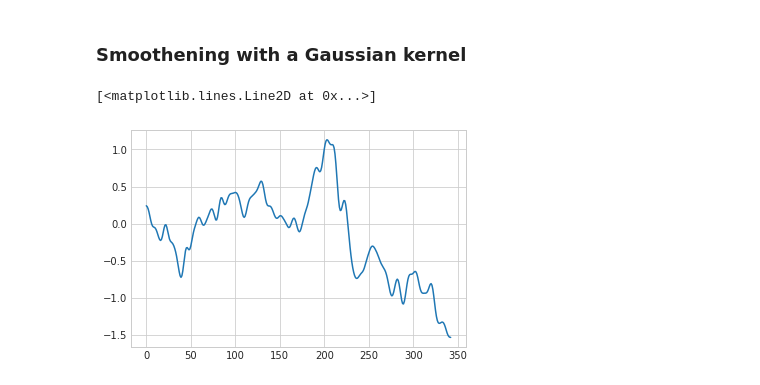
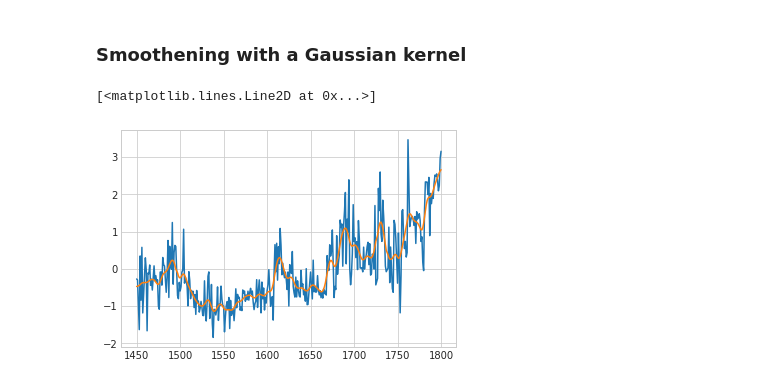
Before and after one commit to centre-for-humanities-computing/dutch-chronicles, a Jupyter notebook: notebooks/top2vec_analysis.ipynb, the cells around one changed output. Saved outputs shown, nothing was run; the diff lists cells and outputs as text; code cells hidden in the pictures.

```diff
--- a/notebooks/top2vec_analysis.ipynb
+++ b/notebooks/top2vec_analysis.ipynb
@@ -123,7 +114,9 @@ values = np.vstack([years, topic])
-# %%
-y3 = gaussian_filter1d(topic, 3)
-
-plt.plot(y3)
-# %% [output]
-[<matplotlib.lines.Line2D at 0x...>]
-[figure, removed]
+# %%
+topic = [0, 1, 2, 3] # topic number to be displayed
+
+smooth = gaussian_filter1d(year_mean_scaled[topic[0]].to_numpy(), 3)
+plt.plot(year_mean_scaled['year'], year_mean_scaled[topic[0]])
+plt.plot(year_mean_scaled['year'], smooth)
+# %% [output]
+[<matplotlib.lines.Line2D at 0x...>]
+[figure, added]
```
Also changed, not shown: parts of 7 cells of this notebook.
